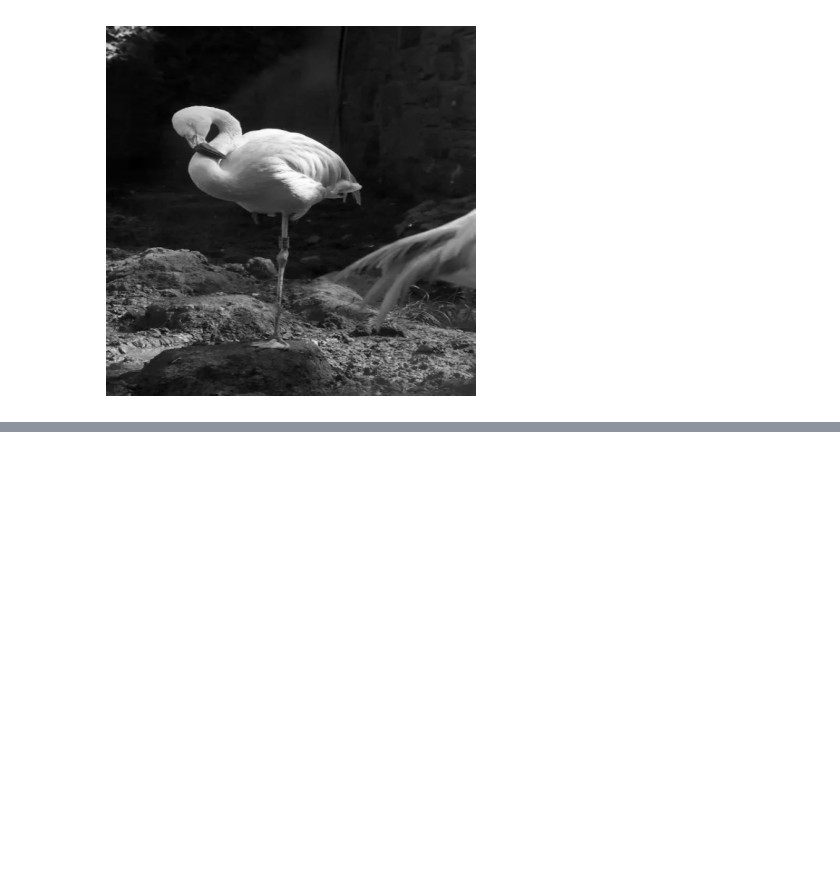
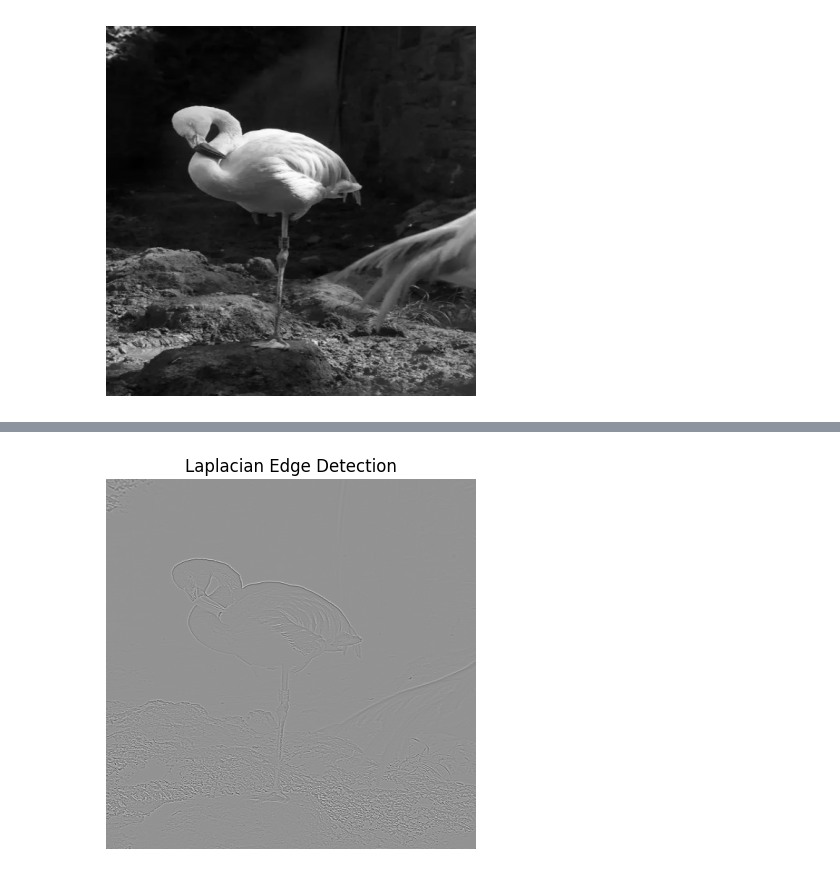
Before and after one commit to Muhammad-Hassan-Farid/Computer-Vision-and-Video-Analytics-, a Jupyter notebook: Code/lab3.ipynb, the cells around one changed output, grey strips where cells are left out. Cells and saved outputs as stored; diff of their text form; code cells hidden in the pictures; blank space fills up the shorter version.

```diff
--- a/Code/lab3.ipynb
+++ b/Code/lab3.ipynb
@@ -47,0 +65,12 @@ plt.show()
+# %%
+laplacian = cv2.Laplacian(resize_image, cv2.CV_64F)
+
+plt.imshow(laplacian, cmap='gray')
+
+plt.title('Laplacian Edge Detection')
+
+plt.axis('off')
+
+plt.show()
+# %% [output]
+[figure, added]
```
Also changed, not shown: parts of 2 cells of this notebook, 3 other files.
